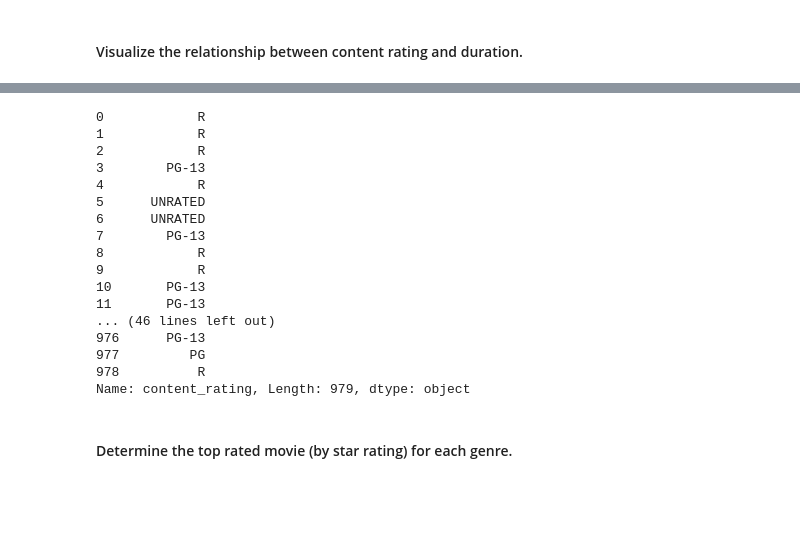
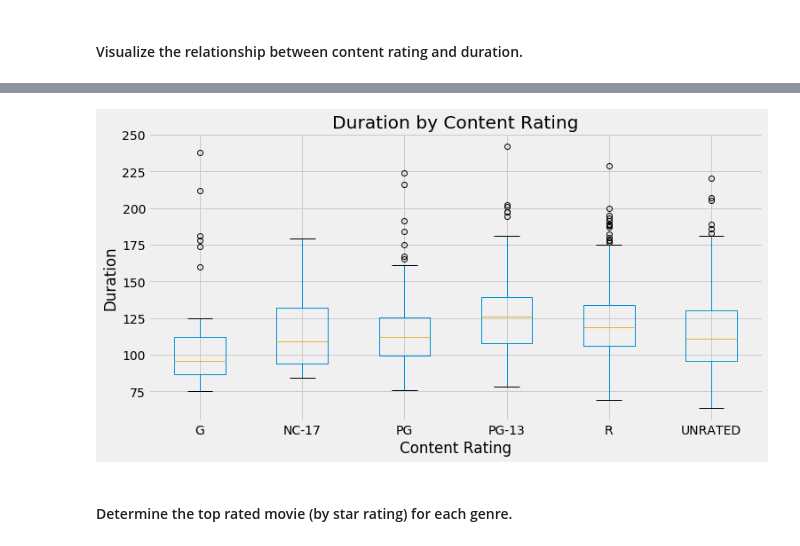
Before and after one commit to allenau1/dat-sf-60-hw, a Jupyter notebook: project-2_allen_au.ipynb, the cells around one changed output, grey strips where cells are left out. Saved outputs shown, nothing was run; the diff lists cells and outputs as text; code cells hidden in the pictures; blank space fills up the shorter version.

```diff
--- a/project-2_allen_au.ipynb
+++ b/project-2_allen_au.ipynb
@@ -343,20 +336,9 @@ ax.set_ylabel("Star Rating");
-# %%
-movies.groupcontent_rating
-# %% [output]
-0            R
-1            R
-2            R
-3        PG-13
-4            R
-5      UNRATED
-6      UNRATED
-7        PG-13
-8            R
-9            R
-10       PG-13
-11       PG-13
-... (46 lines left out)
-976      PG-13
-977         PG
-978          R
-Name: content_rating, Length: 979, dtype: object
+# %%
+# Content Ratings by Duration
+ax = movies.boxplot(column='duration', by='content_rating', figsize=(12,6));
+plt.suptitle("") # Gets rid of title automatically generated
+ax.set_title('Duration by Content Rating');
+ax.set_xlabel('Content Rating');
+ax.set_ylabel('Duration');
+# %% [output]
+[figure, added]
```
Also changed, not shown: parts of 13 cells of this notebook.
